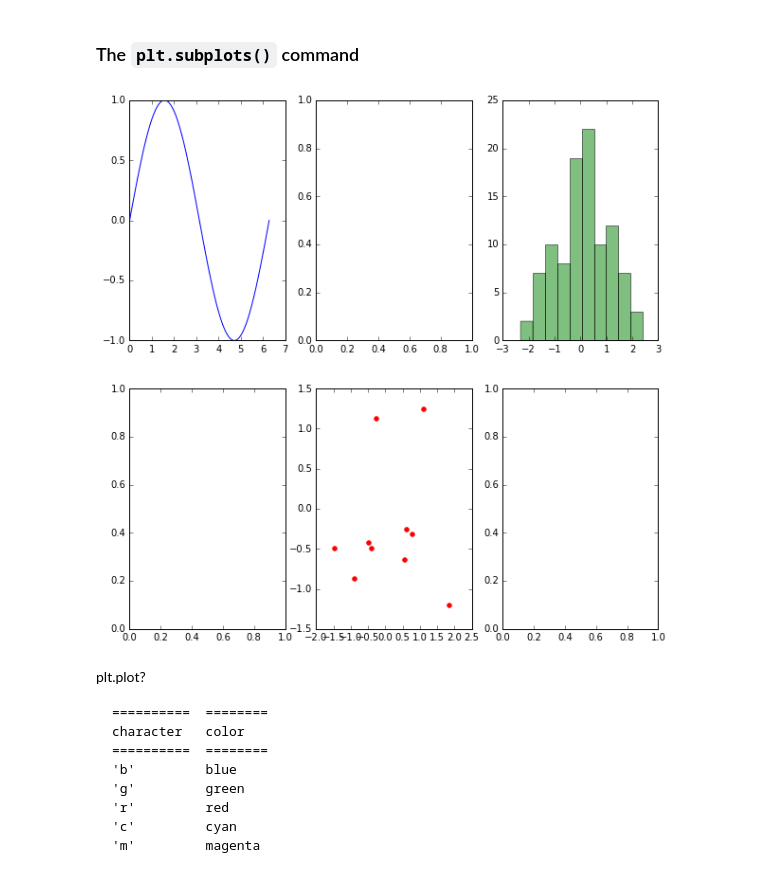
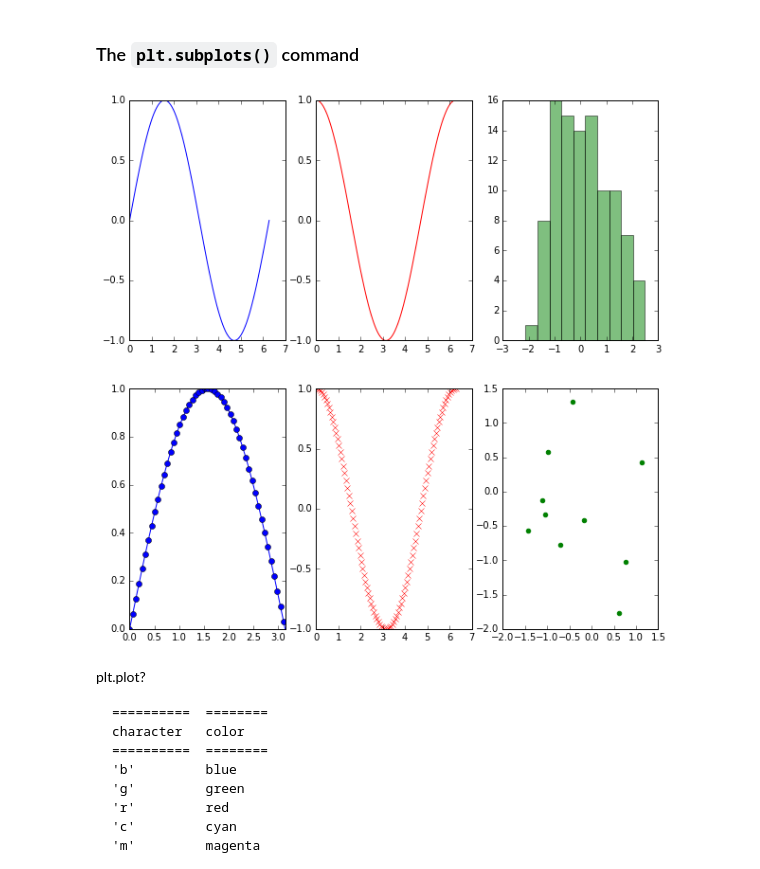
Before and after one commit to scientific-visualization-2016/ClassMaterials, a Jupyter notebook: Week-02/03_intro_matplotlib.ipynb, the cells around one changed output. Cells and saved outputs as stored; diff of their text form; code cells hidden in the pictures.

```diff
--- a/Week-02/03_intro_matplotlib.ipynb
+++ b/Week-02/03_intro_matplotlib.ipynb
@@ -160,13 +163,18 @@ fig.show()
 # %%
 fig, ax = plt.subplots(2,3, figsize=(10,10))
 
 ax[0,0].plot(x, y)
+ax[0,1].plot(x, np.cos(x), color="r")
 ax[0,2].hist(np.random.randn(100), alpha=0.5, color="g")
-ax[1,1].scatter(np.random.randn(10), np.random.randn(10), color="r")
+ax[1,0].plot(x, y, 'o-')
+ax[1,0].set_xlim([0,np.pi])
+ax[1,0].set_ylim([0,1])
+ax[1,1].plot(x, np.cos(x), 'x', color="r")
+ax[1,2].scatter(np.random.randn(10), np.random.randn(10), color="g")
 
 fig.show()
 # %% [output]
-[figure, old version]
+[figure, new version]
 # %% [markdown]
 plt.plot?
 
```
Also changed, not shown: parts of 6 cells of this notebook, 1 other file.
